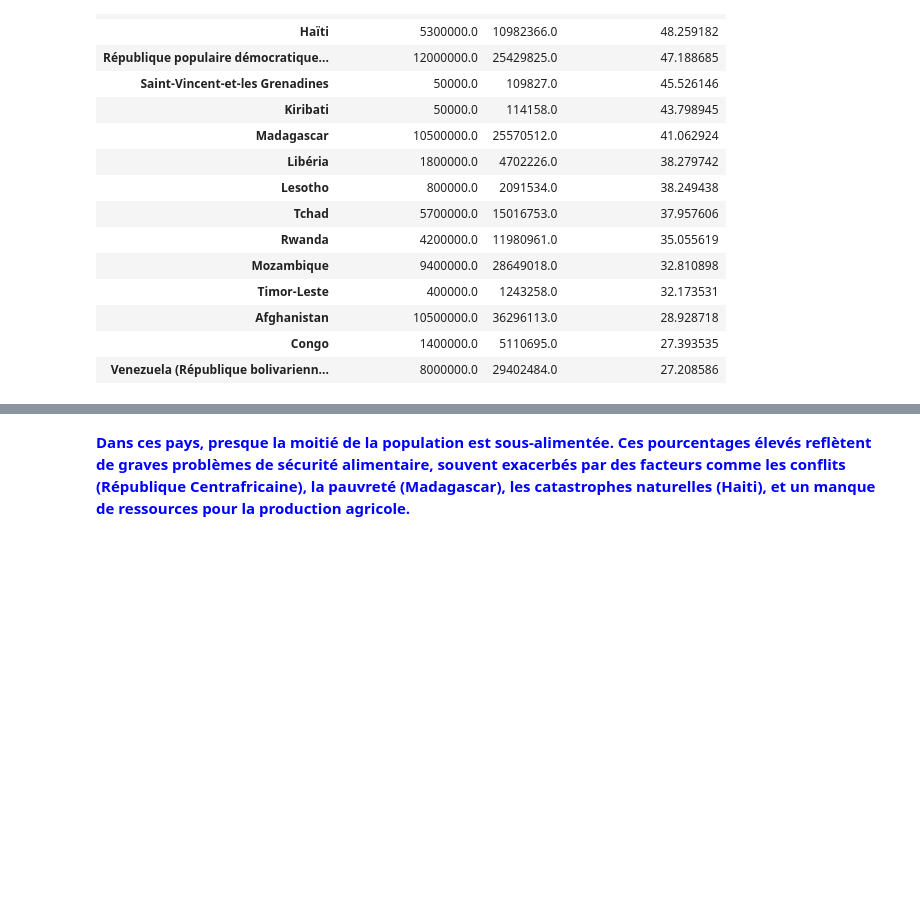
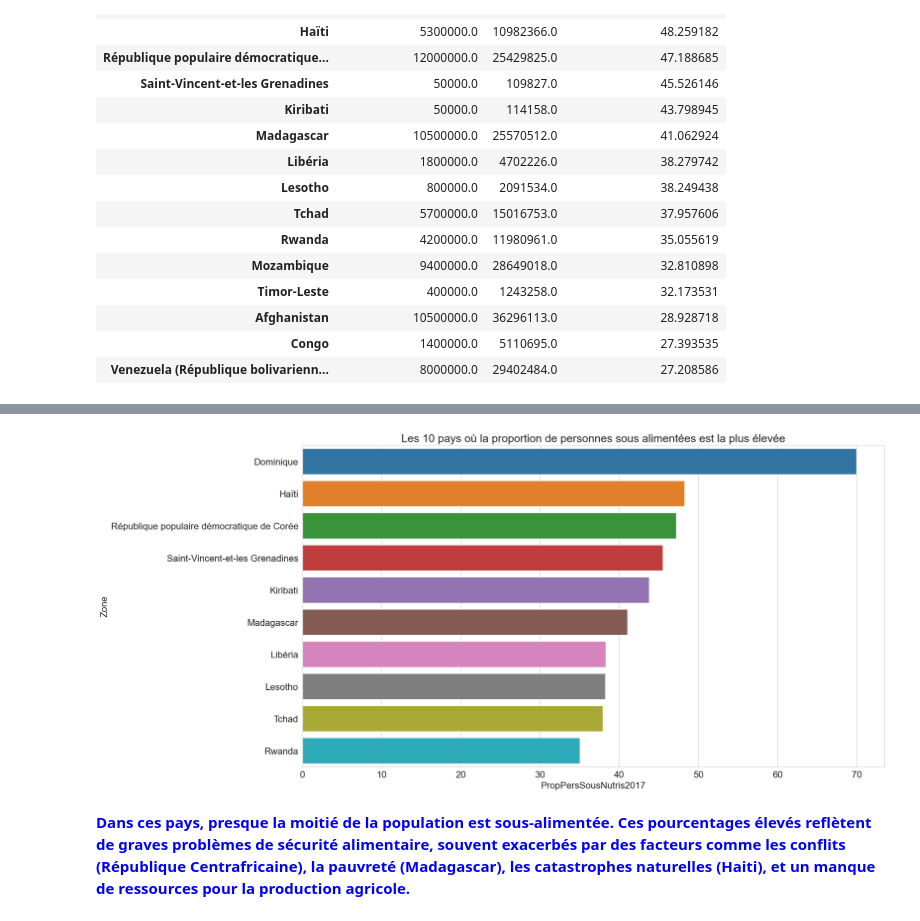
Before and after one commit to BM-Aurelie78/Projet-4-Realiser-une-etude-de-sante-publique-avec-R-ou-Python, a Jupyter notebook: Bellony-Montout_Aurélie_ 1_notebook_09032023_version_antérieure_29032023.ipynb, the cells around one changed output, grey strips where cells are left out. Cells and saved outputs as stored; diff of their text form; code cells hidden in the pictures; blank space fills up the shorter version.

```diff
--- a/Bellony-Montout_Aurélie_ 1_notebook_09032023_version_antérieure_29032023.ipynb
+++ b/Bellony-Montout_Aurélie_ 1_notebook_09032023_version_antérieure_29032023.ipynb
@@ -885,3 +885,11 @@ PropSousNutris2017.head(15)
 | Afghanistan | 10500000.0 | 36296113.0 | 28.928718 |
 | Congo | 1400000.0 | 5110695.0 | 27.393535 |
 | Venezuela (République bolivarienn... | 8000000.0 | 29402484.0 | 27.208586 |
+# %%
+PropSousNutris2017=PropSousNutris2017.reset_index()
+plt.figure(figsize=(18,10))
+plt.title('Les 10 pays où la proportion de personnes sous alimentées est la plus élevée')
+plt.rcParams.update({'font.size': 16})
+sns.barplot(data=PropSousNutris2017.head(10), x='PropPersSousNutris2017', y='Zone', ci=None, estimator=sum)
+plt
+# %% [output]
@@ -888,3 +897,4 @@ PropSousNutris2017.head(15)
+[figure, added]
 # %% [markdown]
 **<span style="color:blue">Dans ces pays, presque la moitié de la population est sous-alimentée. Ces pourcentages élevés reflètent de graves problèmes de sécurité alimentaire, souvent exacerbés par des facteurs comme les conflits (République Centrafricaine), la pauvreté (Madagascar), les catastrophes naturelles (Haiti), et un manque de ressources pour la production agricole.**
 # %% [markdown]
```
Also changed, not shown: parts of 7 cells of this notebook.
